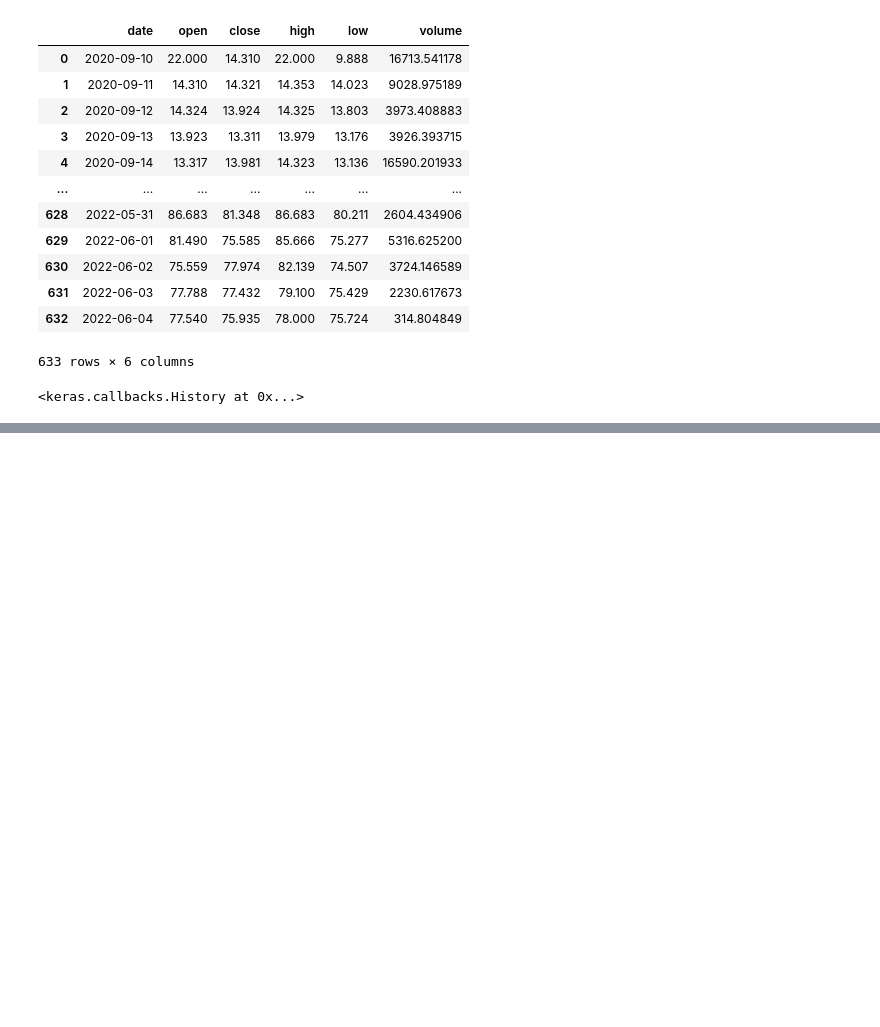
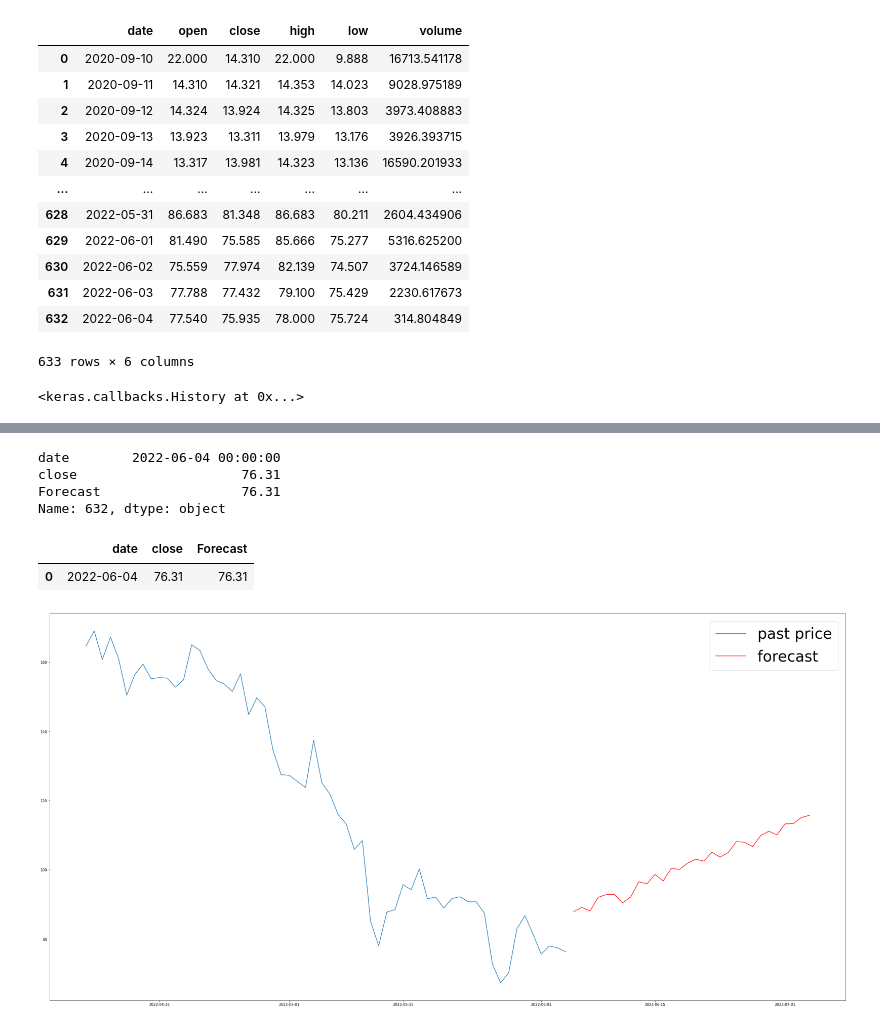
Before and after one commit to TamoToo/PitE_Project, a Jupyter notebook: test_ML+DL.ipynb, the cells around one changed output, grey strips where cells are left out. Cells and saved outputs as stored; diff of their text form; code cells hidden in the pictures; blank space fills up the shorter version.

```diff
--- a/test_ML+DL.ipynb
+++ b/test_ML+DL.ipynb
@@ -571,7 +567,7 @@ Y = np.array(Y)
 # fit the model
 model = build_lstm_model(X, output_size=n_forecast, neurons=lstm_neurons, dropout=dropout, loss=loss, optimizer=optimizer)
 model.compile(loss='mean_squared_error', optimizer='adam')
-model.fit(X, Y, epochs=100, batch_size=32, verbose=0)
+model.fit(X, Y, epochs=50, batch_size=32, verbose=0)
 # %% [output]
 <keras.callbacks.History at 0x...>
 # %%
@@ -602,0 +630,23 @@ results.plot(title='AAPL')
+# %%
+df_past.iloc[-1]
+# %% [output]
+date        2022-06-04 00:00:00
+close                     76.31
+Forecast                  76.31
+Name: 632, dtype: object
+# %%
+new_row = pd.DataFrame({'date': df_past.iloc[-1]['date'], 'close': df_past.iloc[-1]['close'], 'Forecast': df_past.iloc[-1]['Forecast']}, index=[0])
+new_row
+# %% [output]
+|  | date | close | Forecast |
+| 0 | 2022-06-04 | 76.31 | 76.31 |
+# %%
+df_future = pd.concat([new_row, df_future], axis=0).reset_index(drop=True)
+# %%
+fig, ax = plt.subplots(figsize=(40,20))
+ax.plot(df_past['date'][-n_lookback:], df_past['close'][-n_lookback:])
+ax.plot(df_future['date'], df_future['Forecast'], color='red')
+ax.legend(['past price', 'forecast'], prop={'size': 42})
+plt.show()
+# %% [output]
+[figure, added]
```
Also changed, not shown: parts of 17 cells of this notebook, 6 other files.
